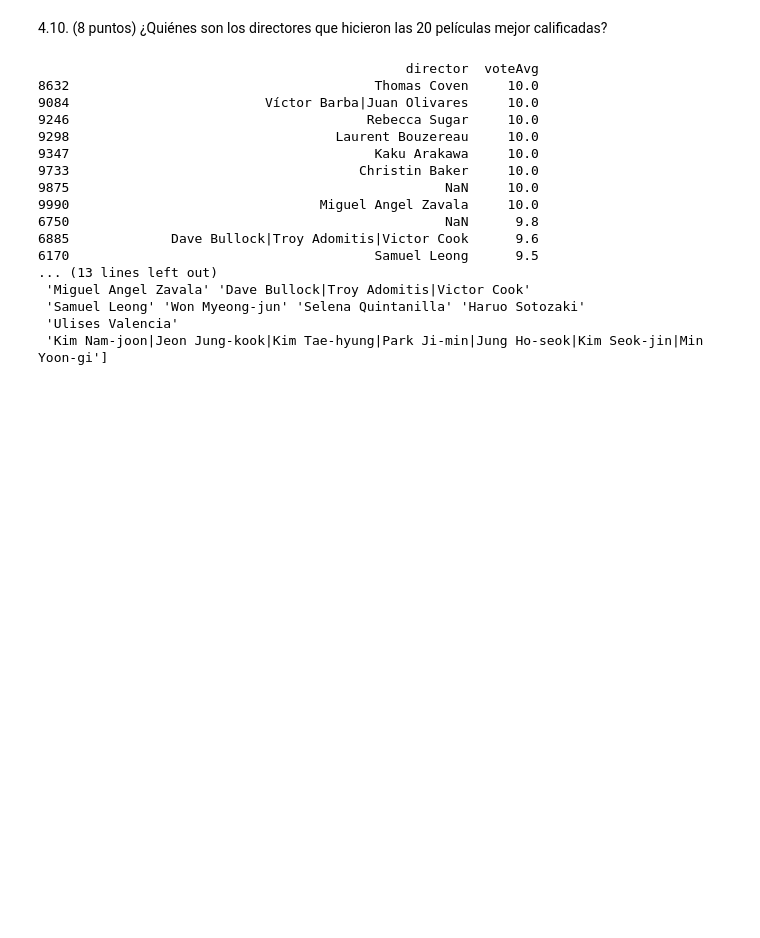
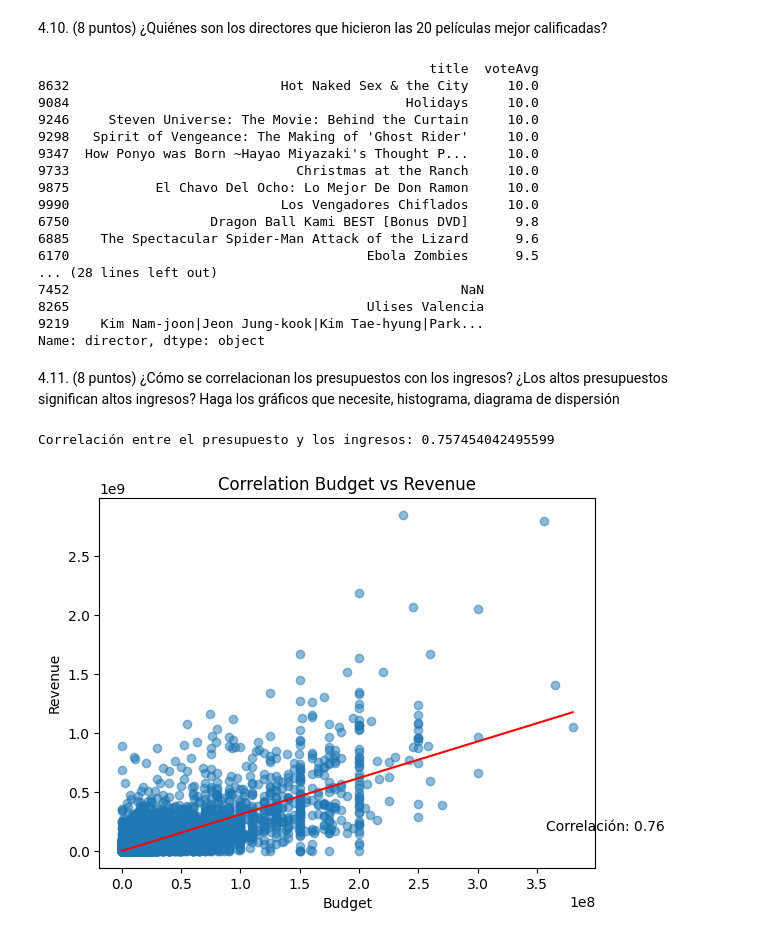
Before and after one commit to estebandonis/HT1-MineriadeDatos, a Jupyter notebook: ht1.ipynb, the cells around one changed output. Drawn from its saved outputs; the diff is of its cells as text; code cells hidden in the pictures; blank space fills up the shorter version.

```diff
--- a/ht1.ipynb
+++ b/ht1.ipynb
@@ -416,7 +416,7 @@ plt.show()
 # %%
 # Ordenar el DataFrame por la columna "voteAvg" de forma descendente y seleccionar los primeros 20 registros
 top_20_movies = df.nlargest(20, "voteAvg")
-print(top_20_movies[["director", "voteAvg"]])
+print(top_20_movies[["title", "voteAvg"]])
 # Obtener los directores de las películas seleccionadas
 directors = top_20_movies["director"].unique()
 
@@ -425,20 +425,50 @@ print("")
 print("**DIRECTORES DE LAS 20 PELICULAS MEJOR CALIFICADAS**")
 print(directors)
 # %% [output]
-                                               director  voteAvg
-8632                                       Thomas Coven     10.0
-9084                         Víctor Barba|Juan Olivares     10.0
-9246                                      Rebecca Sugar     10.0
-9298                                  Laurent Bouzereau     10.0
-9347                                       Kaku Arakawa     10.0
-9733                                     Christin Baker     10.0
-9875                                                NaN     10.0
-9990                                Miguel Angel Zavala     10.0
-6750                                                NaN      9.8
-6885             Dave Bullock|Troy Adomitis|Victor Cook      9.6
-6170                                       Samuel Leong      9.5
-... (13 lines left out)
- 'Miguel Angel Zavala' 'Dave Bullock|Troy Adomitis|Victor Cook'
- 'Samuel Leong' 'Won Myeong-jun' 'Selena Quintanilla' 'Haruo Sotozaki'
- 'Ulises Valencia'
- 'Kim Nam-joon|Jeon Jung-kook|Kim Tae-hyung|Park Ji-min|Jung Ho-seok|Kim Seok-jin|Min Yoon-gi']
+                                                  title  voteAvg
+8632                           Hot Naked Sex & the City     10.0
+9084                                           Holidays     10.0
+9246     Steven Universe: The Movie: Behind the Curtain     10.0
+9298   Spirit of Vengeance: The Making of 'Ghost Rider'     10.0
+9347  How Ponyo was Born ~Hayao Miyazaki's Thought P...     10.0
+9733                             Christmas at the Ranch     10.0
+9875           El Chavo Del Ocho: Lo Mejor De Don Ramon     10.0
+9990                           Los Vengadores Chiflados     10.0
+6750                  Dragon Ball Kami BEST [Bonus DVD]      9.8
+6885    The Spectacular Spider-Man Attack of the Lizard      9.6
+6170                                      Ebola Zombies      9.5
+... (28 lines left out)
+7452                                                  NaN
+8265                                      Ulises Valencia
+9219    Kim Nam-joon|Jeon Jung-kook|Kim Tae-hyung|Park...
+Name: director, dtype: object
+# %% [markdown]
+4.11. (8 puntos) ¿Cómo se correlacionan los presupuestos con los ingresos? ¿Los altos presupuestos significan altos ingresos? Haga los gráficos que necesite, histograma, diagrama de dispersión
+# %%
+correlacion = df['budget'].corr(df['revenue'])
+print("Correlación entre el presupuesto y los ingresos:", correlacion)
+
+# Calcular la correlación entre la cantidad de actores y los ingresos de las películas
+correlacion = df['budget'].corr(df['revenue'])
+
+# Calculate the line of best fit
+slope, intercept = np.polyfit(df["budget"], df["revenue"], 1)
+
+# Generate x values
+x_values = np.linspace(df["budget"].min(), df["budget"].max(), 100)
+
+# Calculate corresponding y values
+y_values = slope * x_values + intercept
+
+# Plot the scatter plot
+plt.scatter(df["budget"], df["revenue"], alpha=0.5)
+plt.plot(x_values, y_values, color='red')  # Plot the line of best fit
+plt.text(0.9, 0.1, f"Correlación: {correlacion:.2f}", transform=plt.gca().transAxes)
+
+plt.title('Correlation Budget vs Revenue')
+plt.xlabel('Budget')
+plt.ylabel('Revenue')
+plt.show()
+# %% [output]
+Correlación entre el presupuesto y los ingresos: 0.757454042495599
+[figure, added]
```
Also changed, not shown: parts of 2 cells of this notebook.
